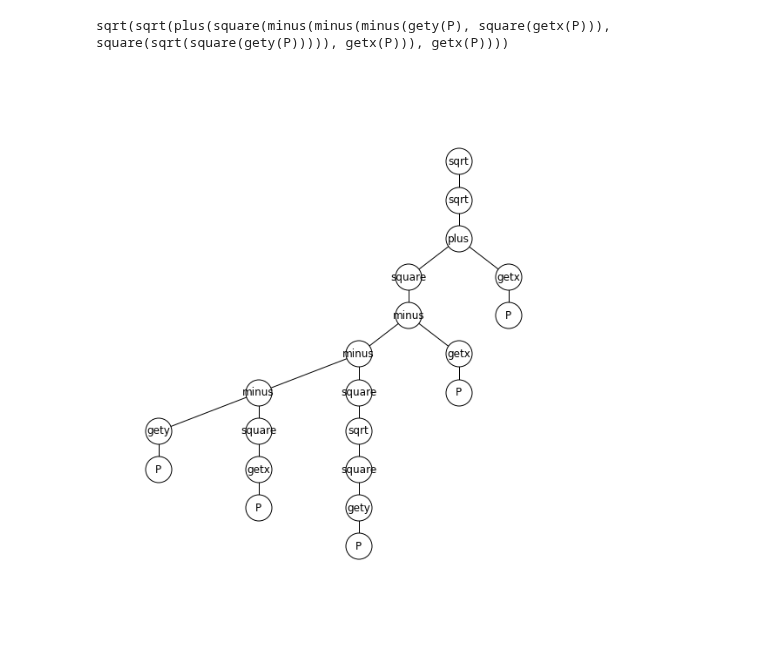
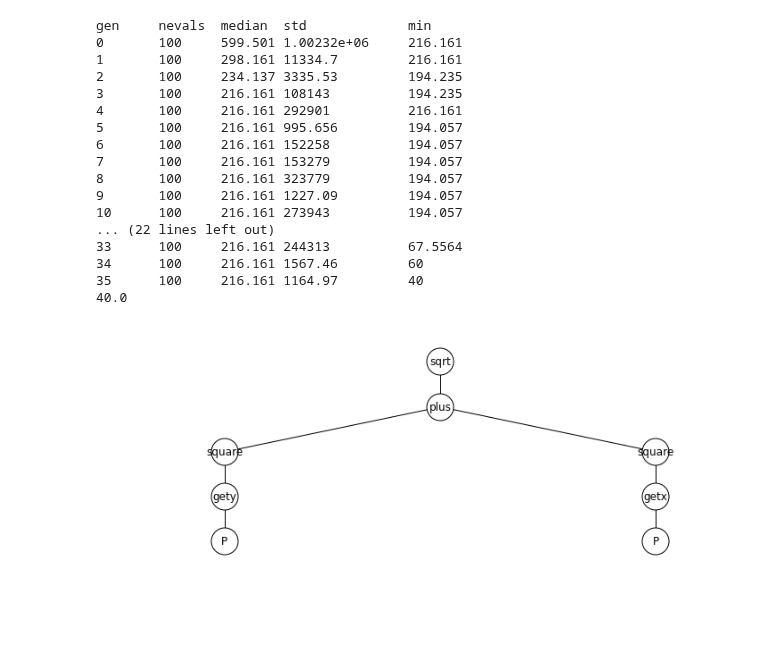
Before and after one commit to 4sp1r3/nigel, a Jupyter notebook: Pythagoras.ipynb, the cells around one changed output. Saved outputs shown, nothing was run; the diff lists cells and outputs as text; code cells hidden in the pictures.

Commit message:
Implements eaNigel and starts solving pythagoras again.

```diff
--- a/Pythagoras.ipynb
+++ b/Pythagoras.ipynb
@@ -50,6 +0,0 @@ for i in pop[:20]:
-# %%
-print(pop[0])
-draw(pop[0])
-# %% [output]
-sqrt(sqrt(plus(square(minus(minus(minus(gety(P), square(getx(P))), square(sqrt(square(gety(P))))), getx(P))), getx(P))))
-[figure, removed]
@@ -55,0 +8,29 @@ sqrt(sqrt(plus(square(minus(minus(minus(gety(P), square(getx(P))), square(sqrt(s
+# %%
+pop = toolbox.population(n=100)
+hof = tools.HallOfFame(1)
+stats = tools.Statistics(lambda ind: ind.fitness.values)
+stats.register("median", numpy.median)
+stats.register("std", numpy.std)
+stats.register("min", numpy.min)
+pop, logbook = eaNigel(pop, toolbox, 40, 400, stats, halloffame=hof)
+print(hof[0].fitness.values[0])
+draw(hof[0])
+# %% [output]
+gen     nevals  median  std             min
+0       100     599.501 1.00232e+06     216.161
+1       100     298.161 11334.7         216.161
+2       100     234.137 3335.53         194.235
+3       100     216.161 108143          194.235
+4       100     216.161 292901          216.161
+5       100     216.161 995.656         194.057
+6       100     216.161 152258          194.057
+7       100     216.161 153279          194.057
+8       100     216.161 323779          194.057
+9       100     216.161 1227.09         194.057
+10      100     216.161 273943          194.057
+... (22 lines left out)
+33      100     216.161 244313          67.5564
+34      100     216.161 1567.46         60
+35      100     216.161 1164.97         40
+40.0
+[figure, added]
```
Also changed, not shown: parts of 4 cells of this notebook, 9 other files.
